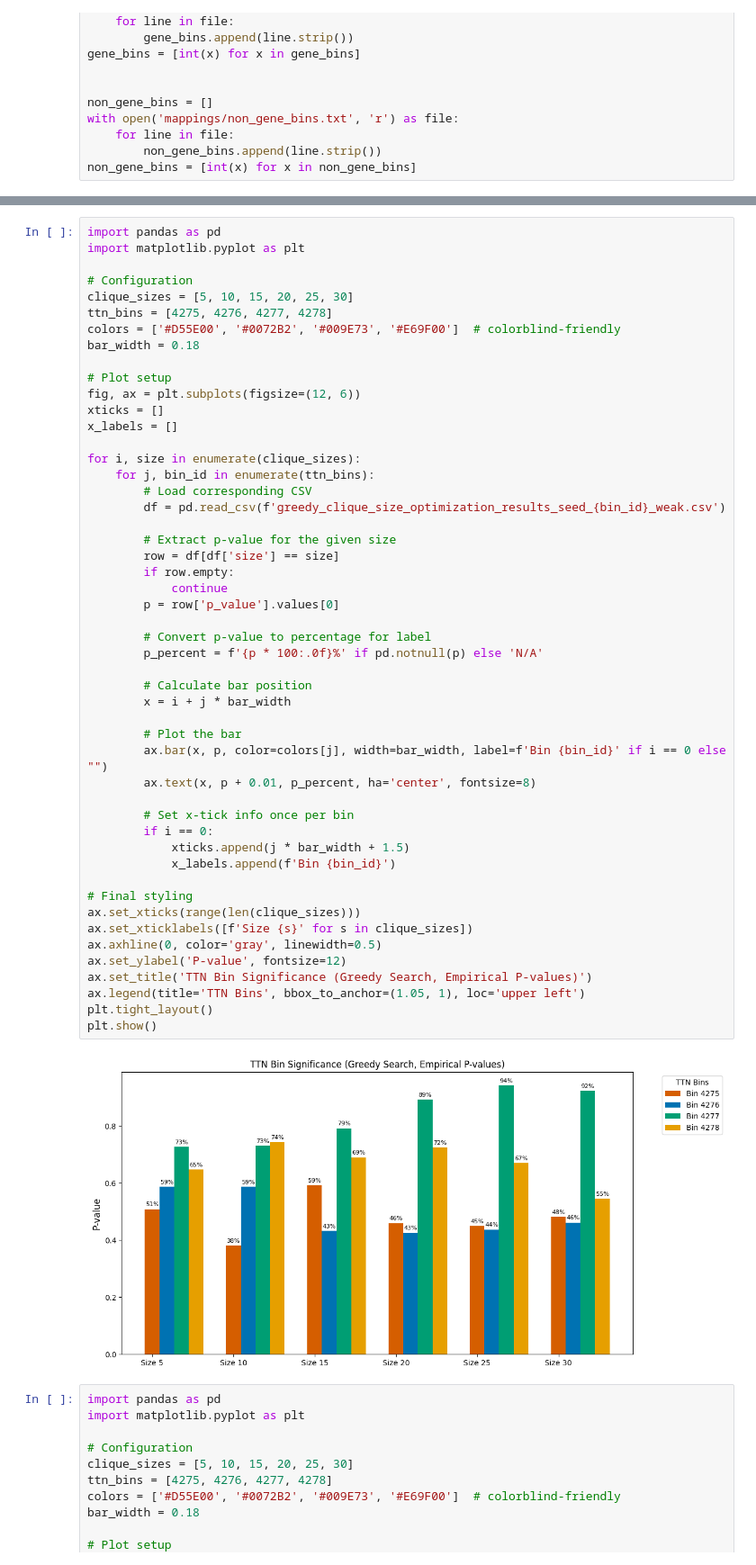
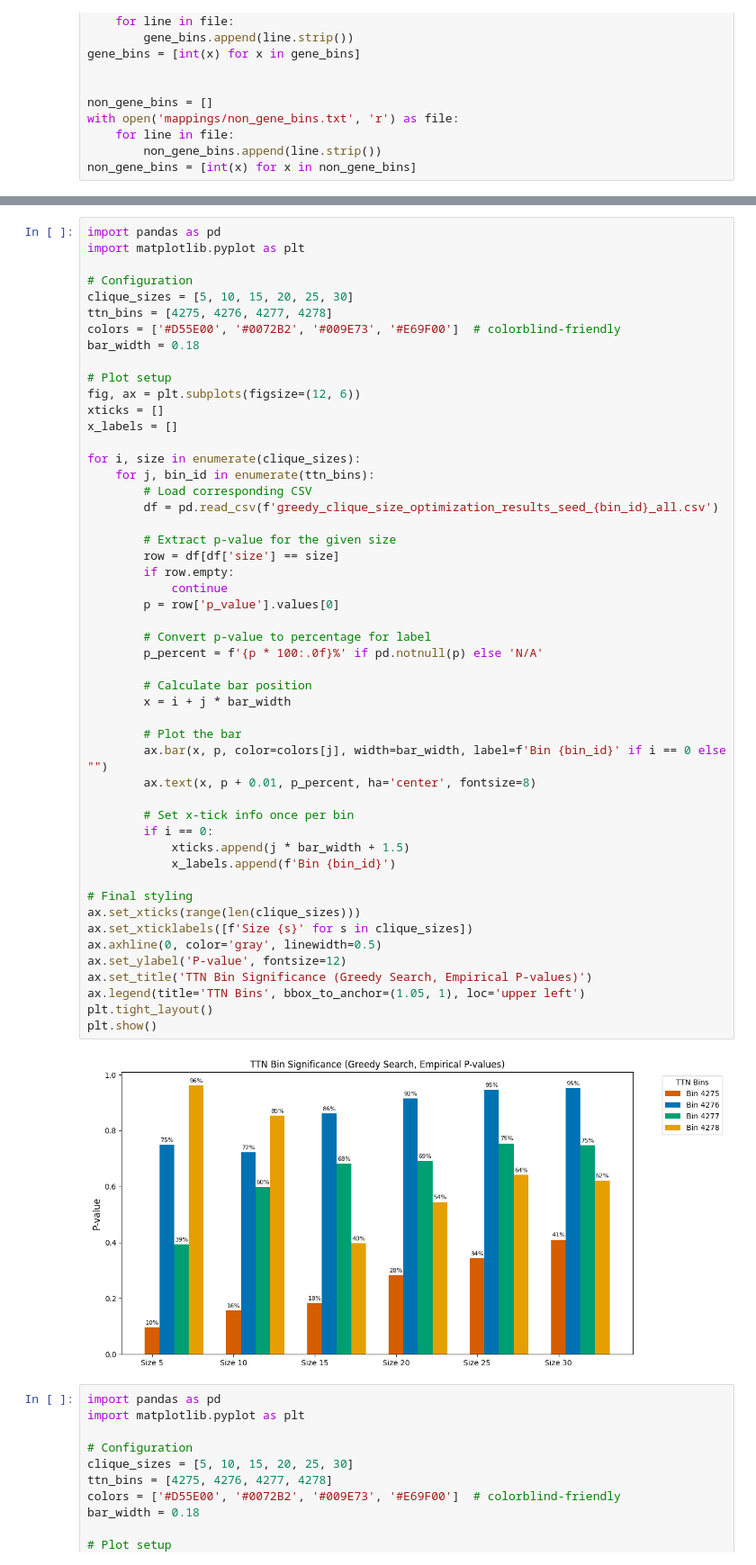
Before and after one commit to ethanoutangoun/chromatin-heart-dev, a Jupyter notebook: ttn_bin_selection.ipynb, the cells around one changed output, grey strips where cells are left out. Shown at 90% size. Saved outputs shown, nothing was run; the diff lists cells and outputs as text.

```diff
--- a/ttn_bin_selection.ipynb
+++ b/ttn_bin_selection.ipynb
@@ -185,40 +166,40 @@ x_labels = []
 for i, size in enumerate(clique_sizes):
     for j, bin_id in enumerate(ttn_bins):
         # Load corresponding CSV
-        df = pd.read_csv(f'greedy_clique_size_optimization_results_seed_{bin_id}_weak.csv')
+        df = pd.read_csv(f'greedy_clique_size_optimization_results_seed_{bin_id}_all.csv')
 
         # Extract p-value for the given size
         row = df[df['size'] == size]
         if row.empty:
             continue
         p = row['p_value'].values[0]
 
         # Convert p-value to percentage for label
         p_percent = f'{p * 100:.0f}%' if pd.notnull(p) else 'N/A'
 
         # Calculate bar position
         x = i + j * bar_width
 
         # Plot the bar
         ax.bar(x, p, color=colors[j], width=bar_width, label=f'Bin {bin_id}' if i == 0 else "")
         ax.text(x, p + 0.01, p_percent, ha='center', fontsize=8)
 
         # Set x-tick info once per bin
         if i == 0:
             xticks.append(j * bar_width + 1.5)
             x_labels.append(f'Bin {bin_id}')
 
 # Final styling
 ax.set_xticks(range(len(clique_sizes)))
 ax.set_xticklabels([f'Size {s}' for s in clique_sizes])
 ax.axhline(0, color='gray', linewidth=0.5)
 ax.set_ylabel('P-value', fontsize=12)
 ax.set_title('TTN Bin Significance (Greedy Search, Empirical P-values)')
 ax.legend(title='TTN Bins', bbox_to_anchor=(1.05, 1), loc='upper left')
 plt.tight_layout()
 plt.show()
 # %% [output]
-[figure, old version]
+[figure, new version]
 # %%
 import pandas as pd
 import matplotlib.pyplot as plt
```
Also changed, not shown: parts of 6 cells of this notebook, 13 other files.
